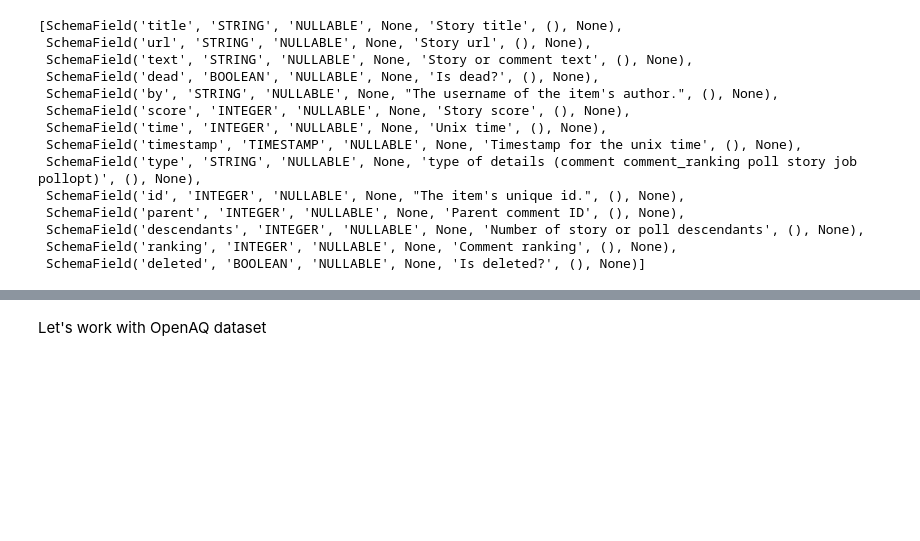
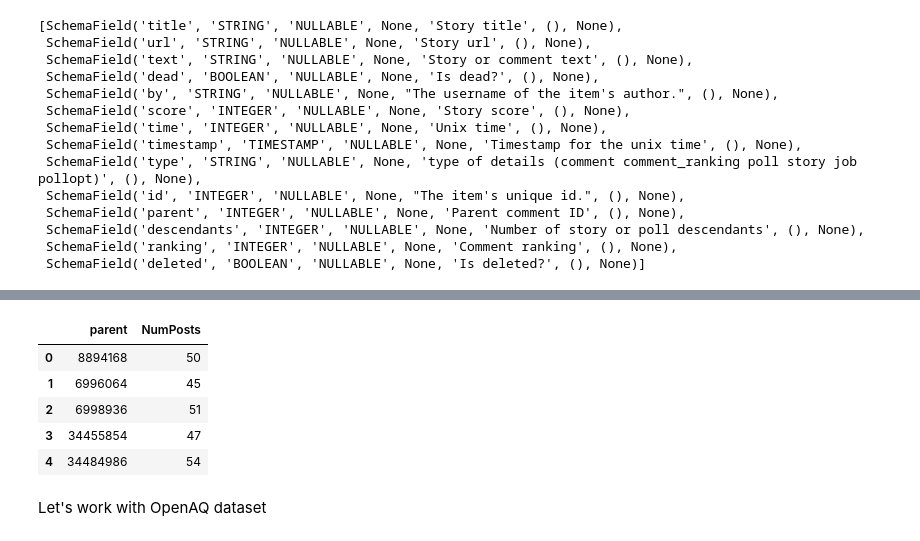
Before and after one commit to tanyaniazi/SQL-BigQuery-Practice, a Jupyter notebook: 1.ipynb, the cells around one changed output, grey strips where cells are left out. Saved outputs shown, nothing was run; the diff lists cells and outputs as text; code cells hidden in the pictures; blank space fills up the shorter version.

```diff
--- a/1.ipynb
+++ b/1.ipynb
@@ -103,3 +133,27 @@ client.list_rows(table, selected_fields = table.schema[:1], max_results = 5).to_
+# %%
+# count(1) just counts rows in each group. it does not focus on any particular column so it is computationally more efficient
+
+query_popular_improved = """
+                        select parent, count(1) as NumPosts
+                        from `bigquery-public-data.hacker_news.full`
+                        group by parent
+                        having count(1) > 10
+                        """
+# %%
+safe_config = bigquery.QueryJobConfig(maximum_bytes_billed=10**10)
+
+query_job = client.query(query_popular_improved, job_config=safe_config)
+
+popular_comments_improved = query_job.to_dataframe()
+
+popular_comments_improved.head()
+# %% [output]
+|  | parent | NumPosts |
+| 0 | 8894168 | 50 |
+| 1 | 6996064 | 45 |
+| 2 | 6998936 | 51 |
+| 3 | 34455854 | 47 |
+| 4 | 34484986 | 54 |
 # %% [markdown]
 Let's work with OpenAQ dataset
 # %%
```
Also changed, not shown: parts of 21 cells of this notebook.
